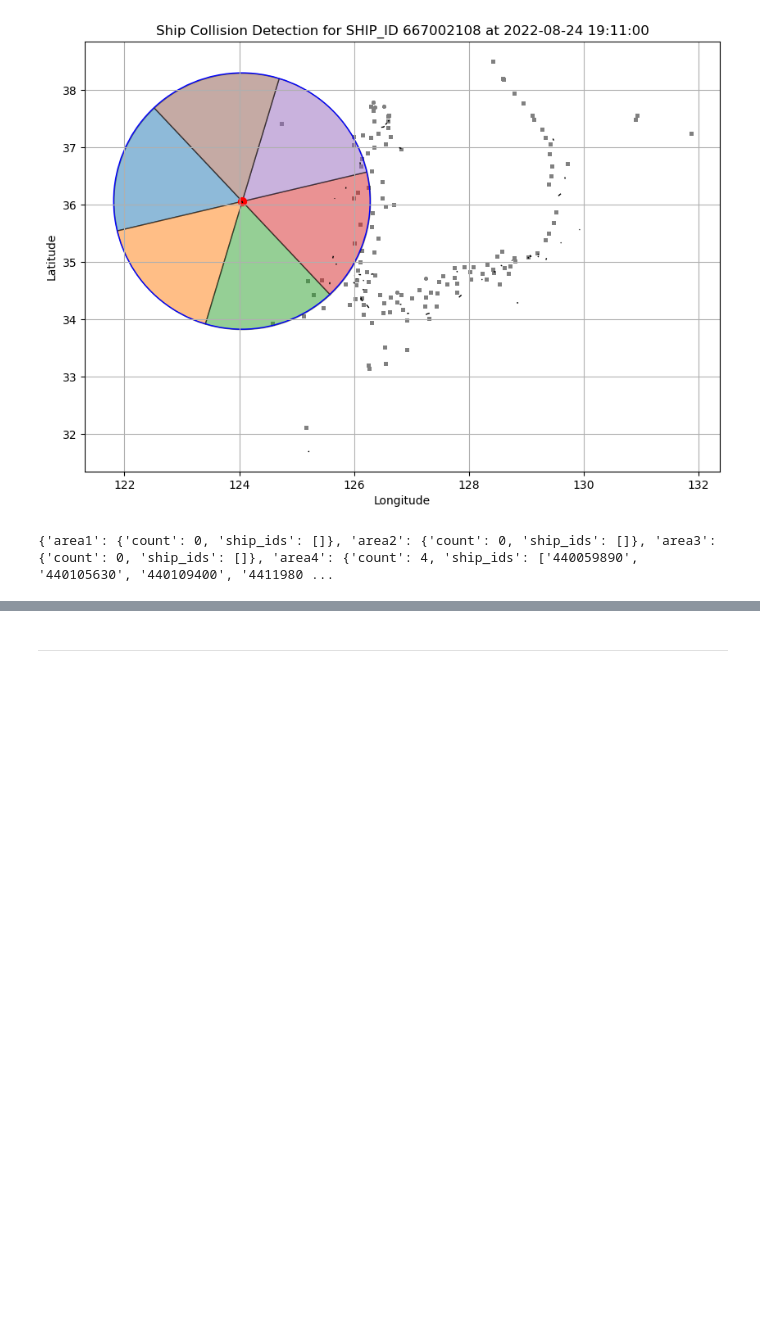
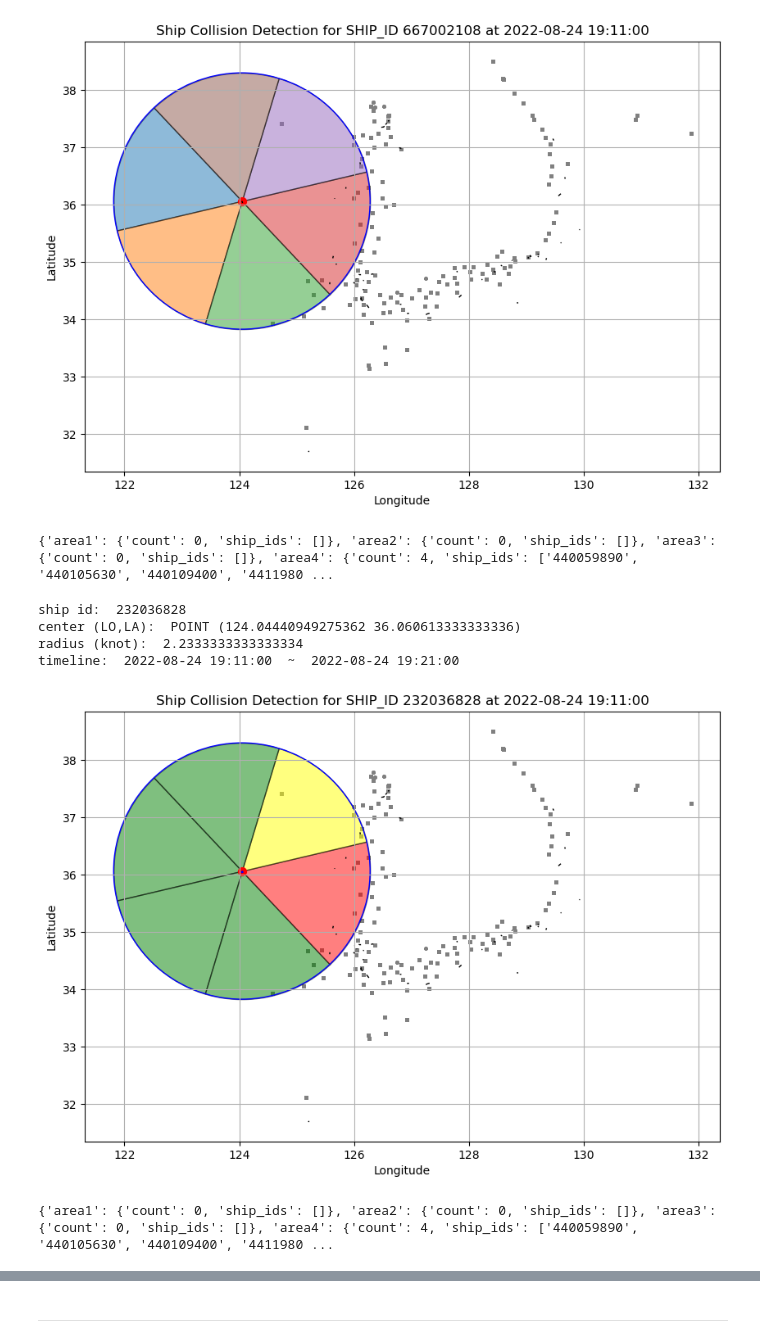
Before and after one commit to swannekim/KRISOVIS24, a Jupyter notebook: data/datacheck.ipynb, the cells around one changed output, grey strips where cells are left out. Drawn from its saved outputs; the diff is of its cells as text; code cells hidden in the pictures; blank space fills up the shorter version.

```diff
--- a/data/datacheck.ipynb
+++ b/data/datacheck.ipynb
@@ -370,6 +382,7 @@ from datetime import timedelta
 import math
 import numpy as np
 import matplotlib.pyplot as plt
+from matplotlib.patches import RegularPolygon
 
 # Function to read the GeoJSON file
 def checkGeoJson(filename):
@@ -398,7 +411,7 @@ def create_sector(center, radius, start_angle, end_angle, num_points=100):
     return Polygon([center] + points + [center])
 
 # Function to calculate ships around an input ship
-def calculate_ships_around(df, ship_id, recptn_dt, time_length=60):
+def calculate_ships_around(df, ship_id, recptn_dt, time_length=10):
     # Ensure RECPTN_DT is datetime
     df['RECPTN_DT'] = pd.to_datetime(df['RECPTN_DT'])
 
@@ -417,12 +430,12 @@ def calculate_ships_around(df, ship_id, recptn_dt, time_length=60):
     # Calculate radius based on SOG and time length
     radius = sog * (time_length / 60)
 
-    print('center(LO,LA): ', ship_position)
-    print('radius: ', radius)
+    print('center (LO,LA): ', ship_position)
+    print('radius (knot): ', radius)
 
     # Define the time window
-    start_time = recptn_dt - timedelta(minutes=time_length / 2)
-    end_time = recptn_dt + timedelta(minutes=time_length / 2)
+    start_time = recptn_dt
+    end_time = recptn_dt + timedelta(minutes=time_length)
 
     print('timeline: ', start_time, ' ~ ' , end_time)
 
@@ -438,31 +451,52 @@ def calculate_ships_around(df, ship_id, recptn_dt, time_length=60):
 
     # Count ships in each sector
     result = {}
+    max_ships = 0
     for i, sector in enumerate(sectors):
         area_ships = filtered_df[filtered_df['geometry'].apply(lambda x: sector.contains(x))]
         unique_ships = area_ships['SHIP_ID'].unique().tolist()
         if ship_id in unique_ships:
             unique_ships.remove(ship_id)  # Remove the input ship from the list
+        count_ships = len(unique_ships)
         result[f'area{i+1}'] = {
-            'count': len(unique_ships),
+            'count': count_ships,
             'ship_ids': unique_ships
         }
+        if count_ships > max_ships:
+            max_ships = count_ships
 
     # Plot the map
     fig, ax = plt.subplots(figsize=(10, 10))
     base = df.plot(ax=ax, color='gray', markersize=5)
+
+    # Color sectors based on ship counts
     for i, sector in enumerate(sectors):
-        gpd.GeoSeries([sector]).plot(ax=base, color=f'C{i}', alpha=0.5, edgecolor='black')
+        area_info = result[f'area{i+1}']
+        if area_info['count'] == 0:
+            color = 'green'
+        elif area_info['count'] == max_ships:
+            color = 'red'
+        else:
+            color = 'yellow'
+        gpd.GeoSeries([sector]).plot(ax=base, color=color, alpha=0.5, edgecolor='black')
 
+    # Plot the input ship's position with a triangle marker
     gpd.GeoSeries([ship_position]).plot(ax=base, color='red', markersize=50)
+    triangle = RegularPolygon((ship_position.x, ship_position.y), numVertices=3, radius=0.01, orientation=np.radians(cog), color='red')
+    ax.add_patch(triangle)
+
     circle = plt.Circle((ship_position.x, ship_position.y), radius, color='blue', fill=False)
     ax.add_artist(circle)
 
     # Add trace lines for detected ships
     for unique_ship_id in filtered_df['SHIP_ID'].unique():
         ship_data = filtered_df[filtered_df['SHIP_ID'] == unique_ship_id]
-        line = LineString([(row['LO'], row['LA']) for idx, row in ship_data.iterrows()])
-        gpd.GeoSeries([line]).plot(ax=base, color='black', linewidth=1)
+        if len(ship_data) > 1:  # Ensure there are more than one points to create LineString
+            line = LineString([(row['LO'], row['LA']) for idx, row in ship_data.iterrows()])
+            if unique_ship_id == ship_id:
+                gpd.GeoSeries([line]).plot(ax=base, color='blue', linewidth=2)
+            else:
+                gpd.GeoSeries([line]).plot(ax=base, color='black', linewidth=1)
 
     plt.title(f'Ship Collision Detection for SHIP_ID {ship_id} at {recptn_dt}')
     plt.xlabel('Longitude')
@@ -474,13 +508,20 @@ def calculate_ships_around(df, ship_id, recptn_dt, time_length=60):
 # %%
 # Load GeoJSON data
 '''
 filename = 'passenger_data_edit'  # Replace with your actual filename without extension
 passenger_gdf = checkGeoJson(filename)
 passenger_gdf['geometry'] = passenger_gdf.apply(lambda row: Point(row['LO'], row['LA']), axis=1)
 '''
 
 # Calculate ships around the input ship
 ship_id = '232036828'  # Example ship ID
-recptn_dt = pd.to_datetime('2022-08-24 18:41:00')  # Example timestamp
+recptn_dt = pd.to_datetime('2022-08-24 19:11:00')  # Example timestamp
 result = calculate_ships_around(passenger_gdf, ship_id, recptn_dt)
 print(result)
+# %% [output]
+ship id:  232036828
+center (LO,LA):  POINT (124.04440949275362 36.060613333333336)
+radius (knot):  2.2333333333333334
+timeline:  2022-08-24 19:11:00  ~  2022-08-24 19:21:00
+[figure, added]
+{'area1': {'count': 0, 'ship_ids': []}, 'area2': {'count': 0, 'ship_ids': []}, 'area3': {'count': 0, 'ship_ids': []}, 'area4': {'count': 4, 'ship_ids': ['440059890', '440105630', '440109400', '4411980 ...
```
Also changed, not shown: parts of 4 cells of this notebook.
